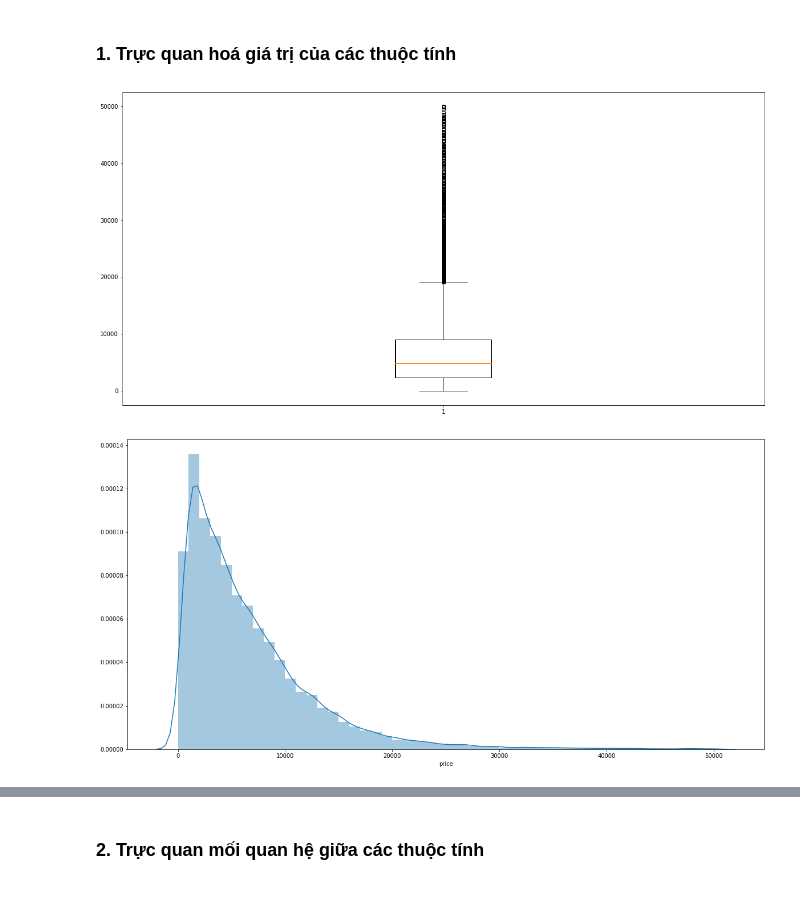
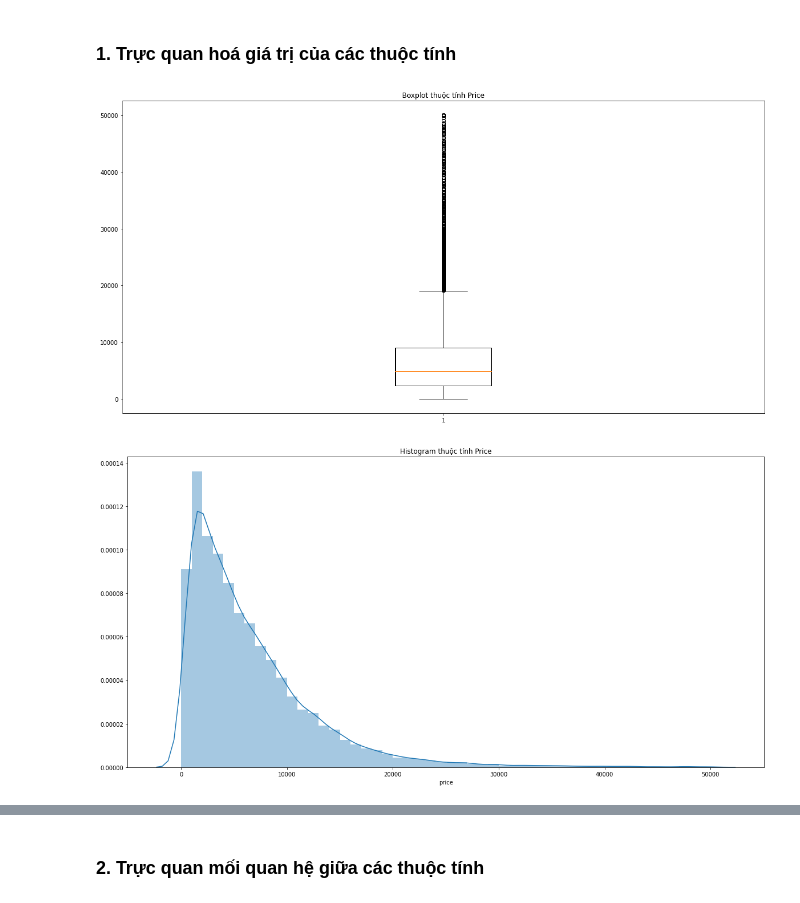
Before and after one commit to NHTN/Mathematical-Statistics-with-Applications, a Jupyter notebook: Project 1/Source/1_Report_P1.ipynb, the cells around one changed output, grey strips where cells are left out. Cells and saved outputs as stored; diff of their text form; code cells hidden in the pictures.

```diff
--- a/Project 1/Source/1_Report_P1.ipynb
+++ b/Project 1/Source/1_Report_P1.ipynb
@@ -410,12 +402,14 @@ print(len(data.index))
 # %%
 plt.figure(figsize=(20,10))
 plt.boxplot(dataY['price'])
+plt.title('Boxplot thuộc tính Price')
 plt.show()
 # %% [output]
-[figure, old version]
+[figure, new version]
 # %%
 plt.figure(figsize=(20,10))
 sns.distplot(dataY['price'])
+plt.title('Histogram thuộc tính Price')
 plt.show()
 # %% [output]
-[figure, old version]
+[figure, new version]
```
Also changed, not shown: parts of 29 cells of this notebook.
